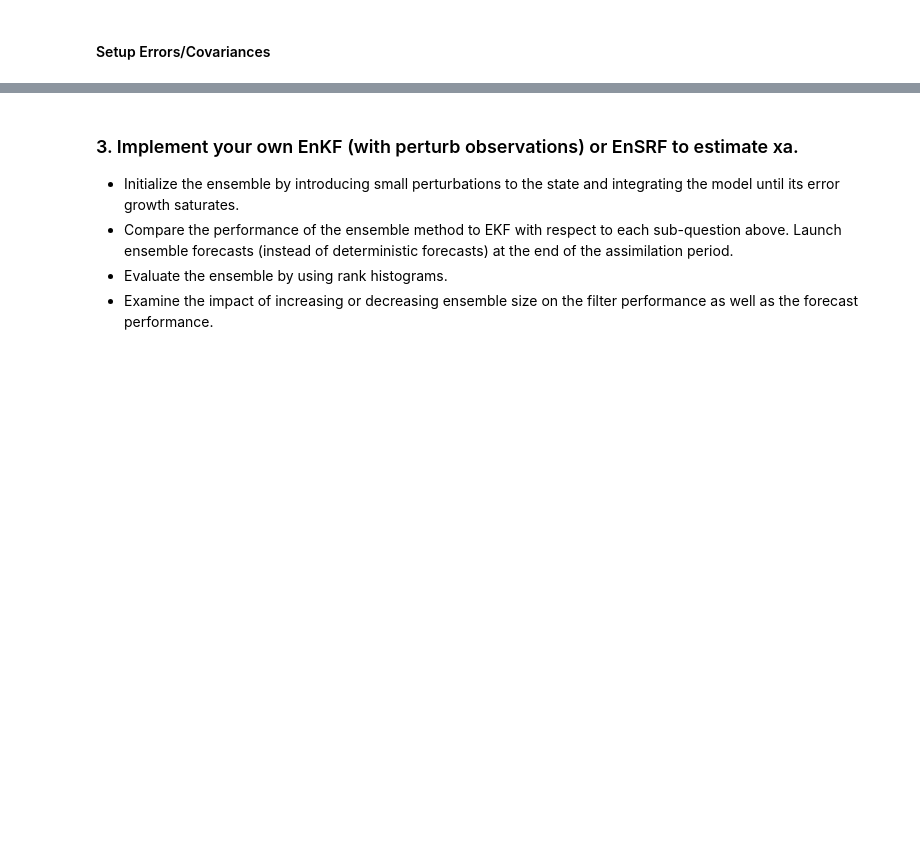
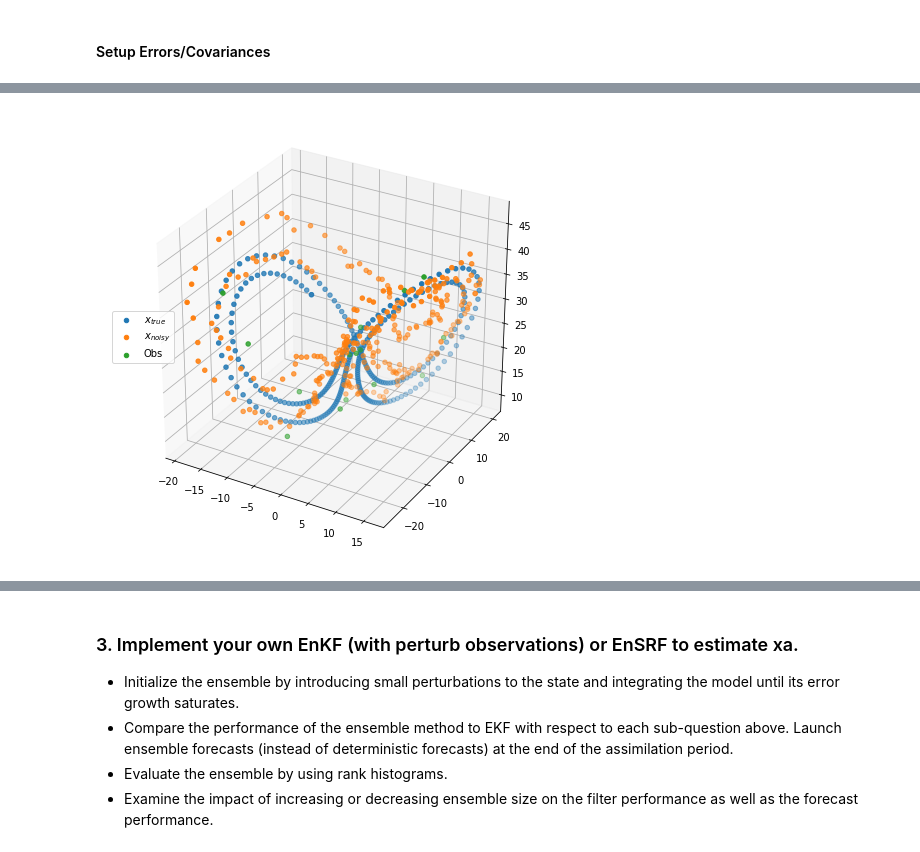
Before and after one commit to Markleonard1019/ASEN, a Jupyter notebook: midterm_Q2.ipynb, the cells around one changed output, grey strips where cells are left out. Saved outputs shown, nothing was run; the diff lists cells and outputs as text; code cells hidden in the pictures; blank space fills up the shorter version.

```diff
--- a/midterm_Q2.ipynb
+++ b/midterm_Q2.ipynb
@@ -138,0 +169,18 @@ plt.show()
+# %%
+for i in range(N_obs):
+    # this reads in states from 0 to 300 in increments of 20 to get even spread of obseravations
+    # [:,np.newaxis] makes dimensions from 3, to 3x1.
+    curr_state = x_true[:,i*dyn2meas][:,np.newaxis]
+    # for each state selected, obs = Measurement covariance + randomness
+    y[:,i] = np.squeeze(curr_state + Msqrt_cov @ np.random.randn(3,1))
+# %%
+from mpl_toolkits.mplot3d import Axes3D
+fig = plt.figure(figsize=[8,8])
+ax = fig.add_subplot(111, projection='3d')
+ax.scatter(x_true[0,:],x_true[1,:],x_true[2,:],label='$x_{true}$')
+ax.scatter(x_s[0,:],x_s[1,:],x_s[2,:],label='$x_{noisy}$')#,s=100,marker='x')
+ax.scatter(y[0,:],y[1,:],y[2,:],label='Obs')#,s=100,marker='x')
+ax.legend(loc=6)
+plt.show()
+# %% [output]
+[figure, added]
```
Also changed, not shown: parts of 8 cells of this notebook.
